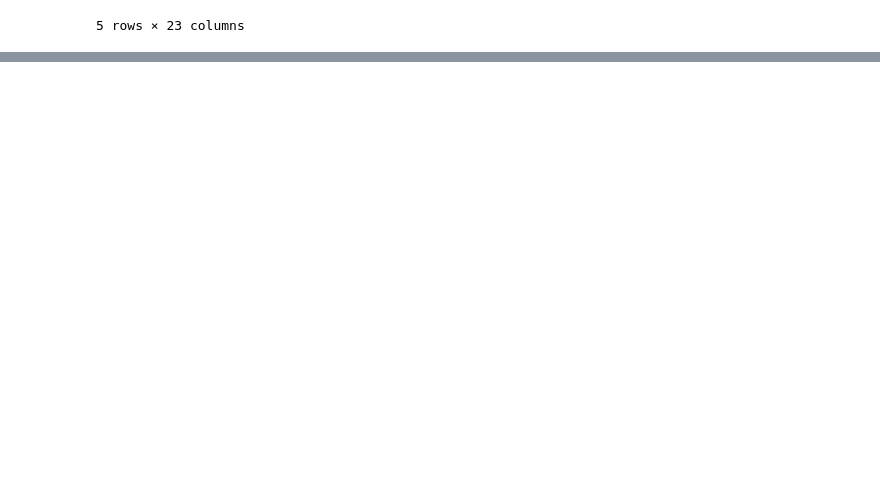
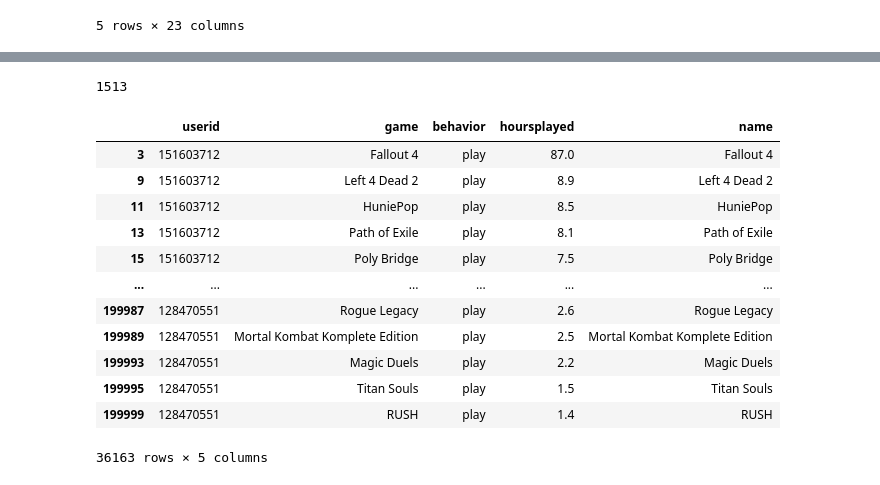
Before and after one commit to JoaoMarques1/find_your_inner_gamer, a Jupyter notebook: notebooks/Baseline Model KNN.ipynb, the cells around one changed output, grey strips where cells are left out. Drawn from its saved outputs; the diff is of its cells as text; code cells hidden in the pictures; blank space fills up the shorter version.

```diff
--- a/notebooks/Baseline Model KNN.ipynb
+++ b/notebooks/Baseline Model KNN.ipynb
@@ -82,0 +114,3 @@ X_proj.iloc[neighbors_list, :][[0]]
+# %%
+user_test= pd.DataFrame(user_df['name'].unique(),columns=['name'])
+user_test
@@ -82,0 +131,27 @@ X_proj.iloc[neighbors_list, :][[0]]
+# %%
+join_df=df.merge(user_test, on='name')
+join_name = list(join_df.name.unique())
+# %%
+len(join_name)
+# %% [output]
+1513
+# %%
+test_df = user_df[user_df['game'].isin(join_name)]
+# %%
+test_df = test_df.drop(columns = ['game', 'behavior'])
+# %%
+test_df
+# %% [output]
+|  | userid | game | behavior | hoursplayed | name |
+| 3 | 151603712 | Fallout 4 | play | 87.0 | Fallout 4 |
+| 9 | 151603712 | Left 4 Dead 2 | play | 8.9 | Left 4 Dead 2 |
+| 11 | 151603712 | HuniePop | play | 8.5 | HuniePop |
+| 13 | 151603712 | Path of Exile | play | 8.1 | Path of Exile |
+| 15 | 151603712 | Poly Bridge | play | 7.5 | Poly Bridge |
+| ... | ... | ... | ... | ... | ... |
+| 199987 | 128470551 | Rogue Legacy | play | 2.6 | Rogue Legacy |
+| 199989 | 128470551 | Mortal Kombat Komplete Edition | play | 2.5 | Mortal Kombat Komplete Edition |
+| 199993 | 128470551 | Magic Duels | play | 2.2 | Magic Duels |
+| 199995 | 128470551 | Titan Souls | play | 1.5 | Titan Souls |
+| 199999 | 128470551 | RUSH | play | 1.4 | RUSH |
+36163 rows × 5 columns
```
Also changed, not shown: parts of 24 cells of this notebook.
